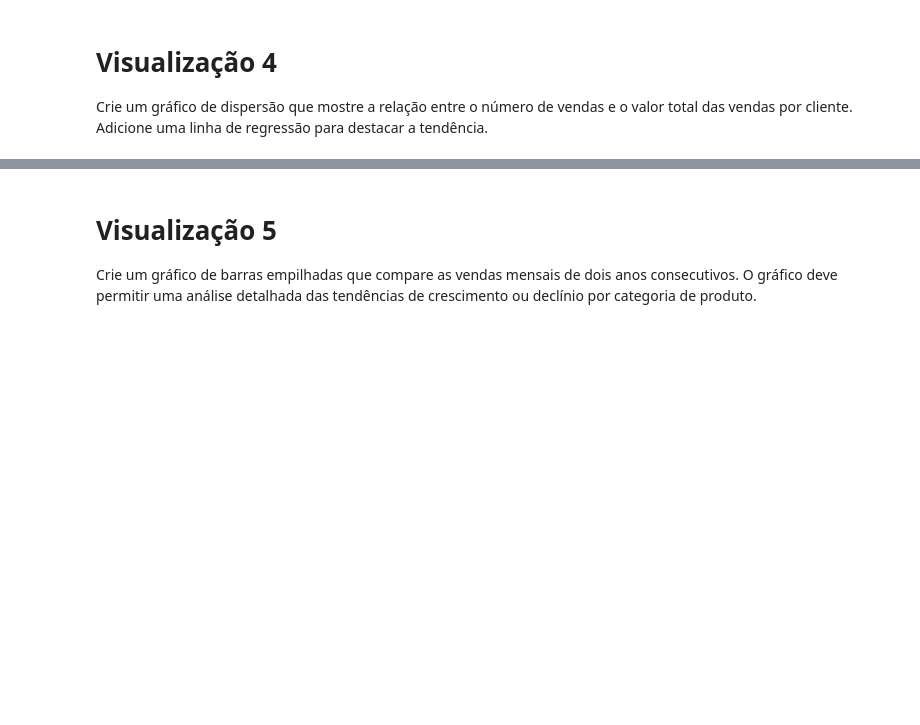
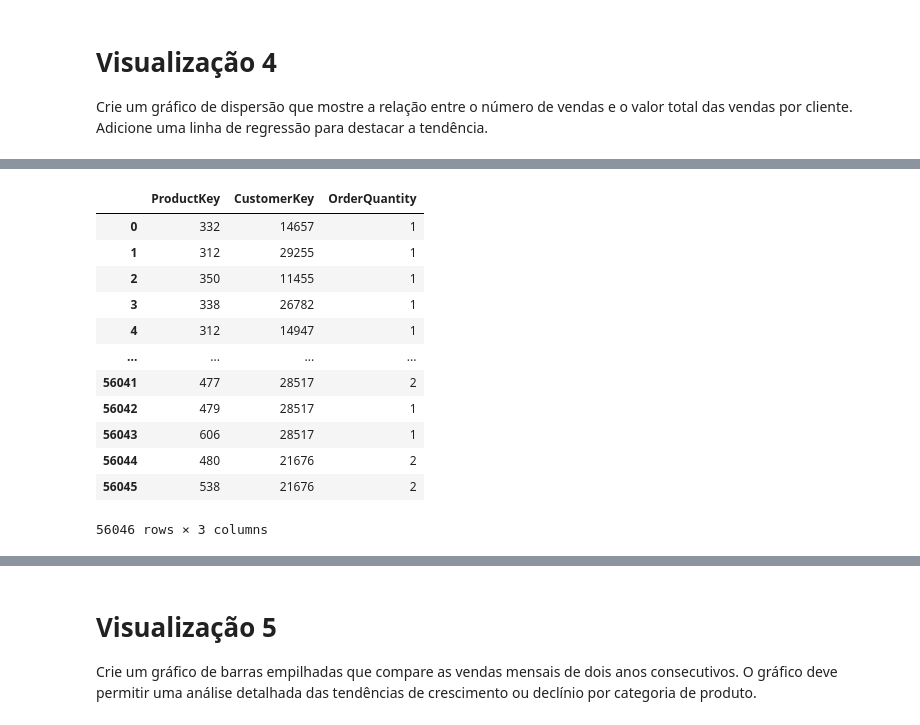
Before and after one commit to LucasNSilveira/Hackathon-SantoDigital, a Jupyter notebook: Desafio_engDados_extra.ipynb, the cells around one changed output, grey strips where cells are left out. Saved outputs shown, nothing was run; the diff lists cells and outputs as text; code cells hidden in the pictures; blank space fills up the shorter version.

```diff
--- a/Desafio_engDados_extra.ipynb
+++ b/Desafio_engDados_extra.ipynb
@@ -181,3 +182,8 @@ vendas_mes['tendencia'] = model.predict(X)
 # %% [markdown]
 # Visualização 4
 Crie um gráfico de dispersão que mostre a relação entre o número de vendas e o valor total das vendas por cliente. Adicione uma linha de regressão para destacar a tendência.
+# %%
+vendas = pd.read_csv("/content/drive/MyDrive/hackathon/adventureWorks_OK/AdventureWorks_Sales_corrected.csv")
+vendas = vendas.drop(['StockDate', 'OrderNumber', 'TerritoryKey', 'OrderLineItem','OrderDate'], axis=1)
+vendas_agrupadas = vendas.groupby(['CustomerKey', 'ProductKey']).sum()
+vendas_agrupadas
@@ -183,0 +205,16 @@ Crie um gráfico de dispersão que mostre a relação entre o número de vendas
+# %%
+vendas
+# %% [output]
+|  | ProductKey | CustomerKey | OrderQuantity |
+| 0 | 332 | 14657 | 1 |
+| 1 | 312 | 29255 | 1 |
+| 2 | 350 | 11455 | 1 |
+| 3 | 338 | 26782 | 1 |
+| 4 | 312 | 14947 | 1 |
+| ... | ... | ... | ... |
+| 56041 | 477 | 28517 | 2 |
+| 56042 | 479 | 28517 | 1 |
+| 56043 | 606 | 28517 | 1 |
+| 56044 | 480 | 21676 | 2 |
+| 56045 | 538 | 21676 | 2 |
+56046 rows × 3 columns
```
Also changed, not shown: parts of 8 cells of this notebook.
